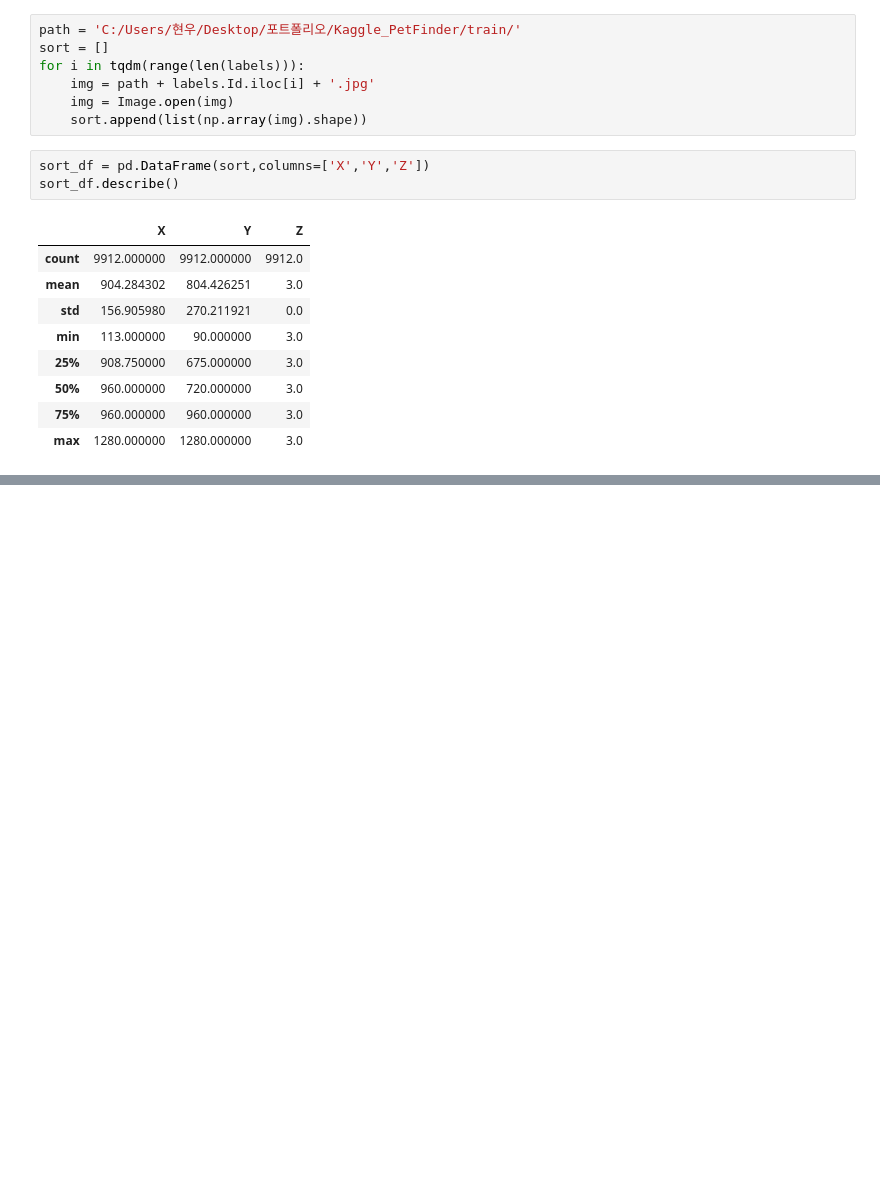
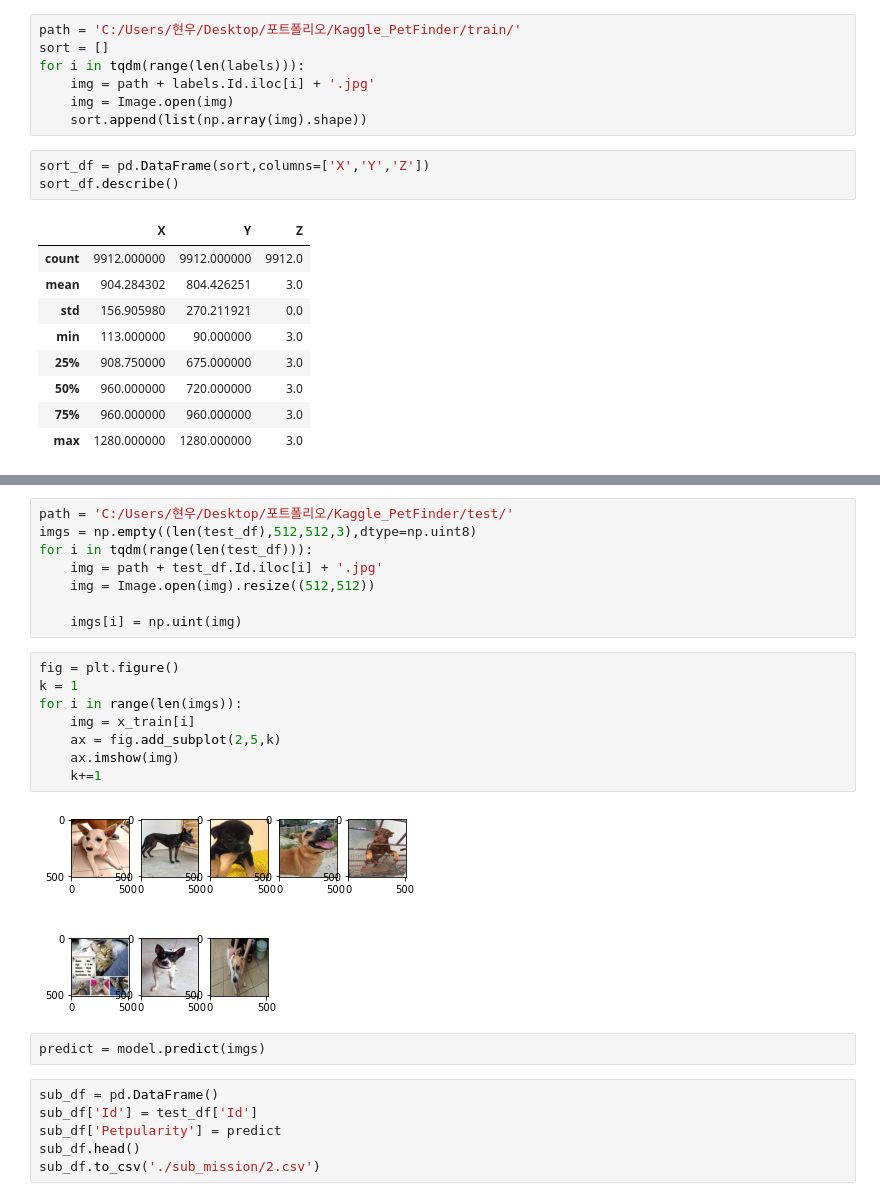
Before and after one commit to dalyn98/PortFolio, a Jupyter notebook: Kaggle/PetFinder/Second_CNN_Code.ipynb, the cells around one changed output, grey strips where cells are left out. Cells and saved outputs as stored; diff of their text form; blank space fills up the shorter version.

```diff
--- a/Kaggle/PetFinder/Second_CNN_Code.ipynb
+++ b/Kaggle/PetFinder/Second_CNN_Code.ipynb
@@ -139,0 +241,26 @@ val_generator = val_datagen.flow(
+# %%
+path = 'C:/Users/현우/Desktop/포트폴리오/Kaggle_PetFinder/test/'
+imgs = np.empty((len(test_df),512,512,3),dtype=np.uint8)
+for i in tqdm(range(len(test_df))):
+    img = path + test_df.Id.iloc[i] + '.jpg'
+    img = Image.open(img).resize((512,512))
+
+    imgs[i] = np.uint(img)
+# %%
+fig = plt.figure()
+k = 1
+for i in range(len(imgs)):
+    img = x_train[i]
+    ax = fig.add_subplot(2,5,k)
+    ax.imshow(img)
+    k+=1
+# %% [output]
+[figure, added]
+# %%
+predict = model.predict(imgs)
+# %%
+sub_df = pd.DataFrame()
+sub_df['Id'] = test_df['Id']
+sub_df['Petpularity'] = predict
+sub_df.head()
+sub_df.to_csv('./sub_mission/2.csv')
```
Also changed, not shown: parts of 21 cells of this notebook.
